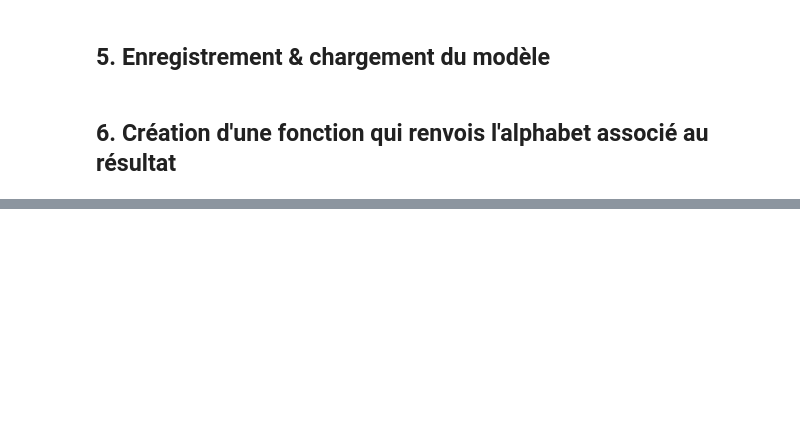
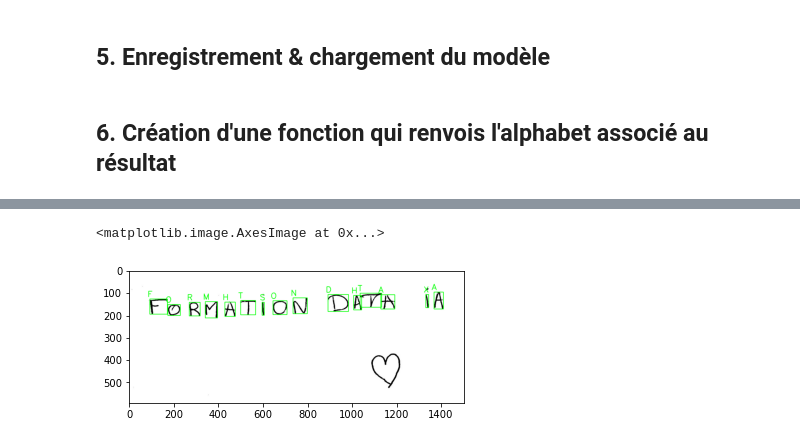
Before and after one commit to Twizzle1997/nuage-compta, a Jupyter notebook: thomas_main.ipynb, the cells around one changed output, grey strips where cells are left out. Saved outputs shown, nothing was run; the diff lists cells and outputs as text; code cells hidden in the pictures; blank space fills up the shorter version.

```diff
--- a/thomas_main.ipynb
+++ b/thomas_main.ipynb
@@ -251,0 +239,7 @@ cv2.waitKey(0)
+# %%
+### Je charge mon image d'entrée à partir de la variable "imagePath" puis je la convertie en niveau de gris ###
+
+image = cv2.imread(imagePath)
+gray = cv2.cvtColor(image, cv2.COLOR_BGR2GRAY)
+
+blurred = cv2.medianBlur(gray,5)
@@ -251,0 +328,6 @@ cv2.waitKey(0)
+# %%
+### Montre l'image ###
+plt.imshow(image)
+# %% [output]
+<matplotlib.image.AxesImage at 0x...>
+[figure, added]
```
Also changed, not shown: parts of 29 cells of this notebook, 7 other files.
